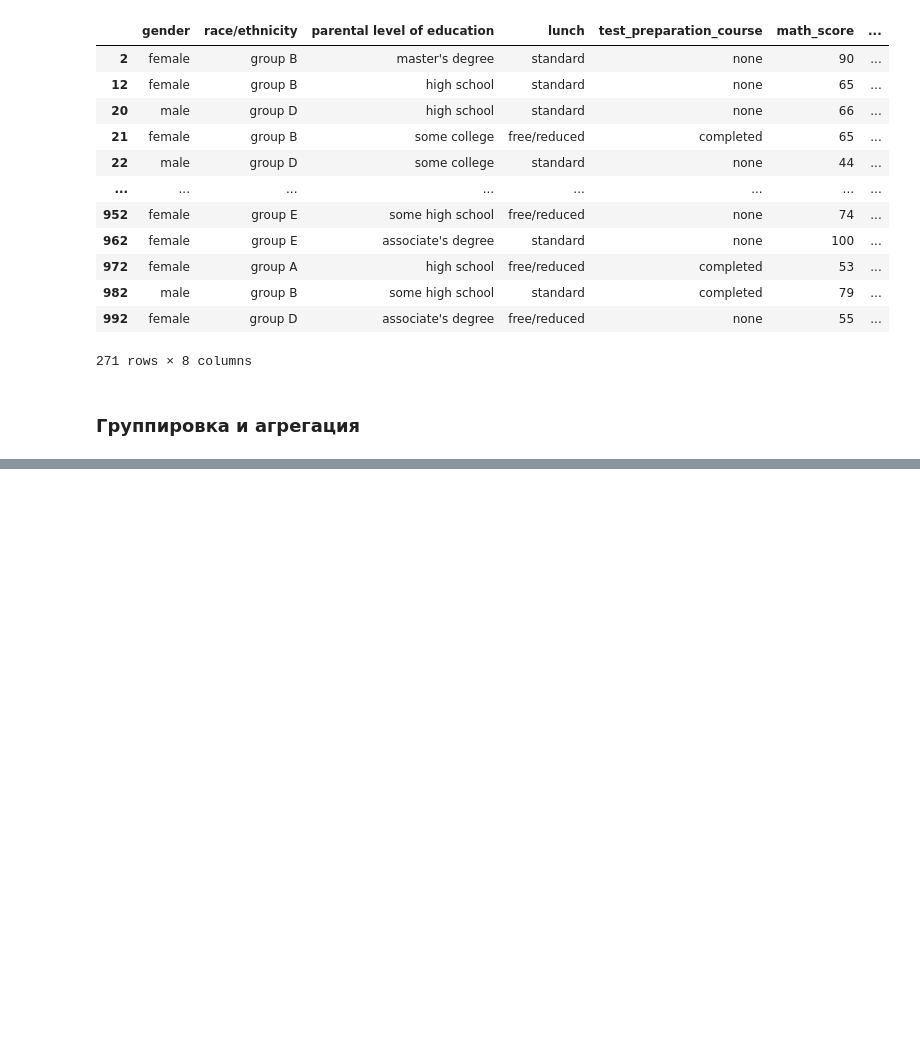
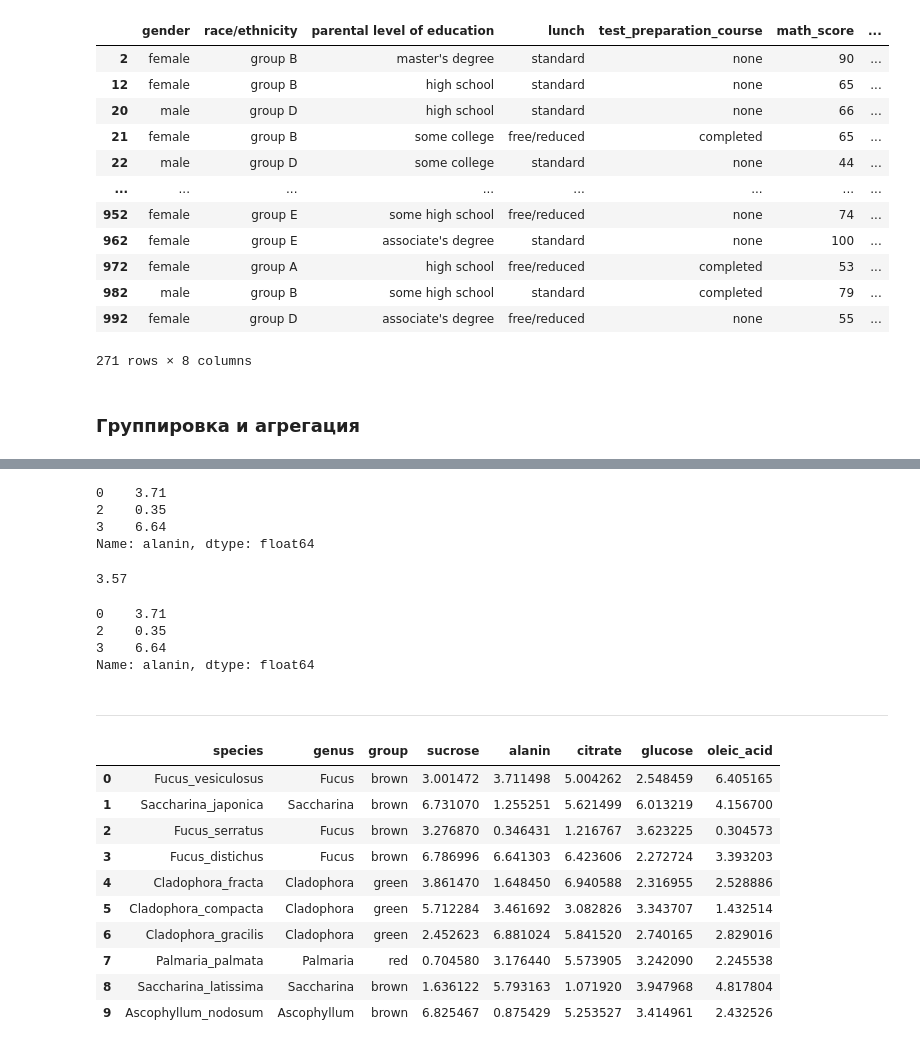
Before and after one commit to AndrewSalygin/ML_practice, a Jupyter notebook: ML.ipynb, the cells around one changed output, grey strips where cells are left out. Drawn from its saved outputs; the diff is of its cells as text; code cells hidden in the pictures; blank space fills up the shorter version.

Commit message:
Added grouping and aggregation

```diff
--- a/ML.ipynb
+++ b/ML.ipynb
@@ -405,0 +665,3 @@ df.filter(like = '2', axis = 0)
+# %%
+df = pd.read_csv('data/algae.csv')
+df.head()
@@ -405,0 +675,34 @@ df.filter(like = '2', axis = 0)
+# %%
+df.loc[df['genus'] == 'Fucus'].alanin.round(decimals = 2)
+# %% [output]
+0    3.71
+2    0.35
+3    6.64
+Name: alanin, dtype: float64
+# %%
+round(df.loc[df['genus'] == 'Fucus'].alanin.mean(), ndigits = 2)
+# %% [output]
+3.57
+# %%
+df.query("genus == 'Fucus'").alanin.round(decimals = 2)
+# %% [output]
+0    3.71
+2    0.35
+3    6.64
+Name: alanin, dtype: float64
+# %% [markdown]
+---
+# %%
+df
+# %% [output]
+|  | species | genus | group | sucrose | alanin | citrate | glucose | oleic_acid |
+| 0 | Fucus_vesiculosus | Fucus | brown | 3.001472 | 3.711498 | 5.004262 | 2.548459 | 6.405165 |
+| 1 | Saccharina_japonica | Saccharina | brown | 6.731070 | 1.255251 | 5.621499 | 6.013219 | 4.156700 |
+| 2 | Fucus_serratus | Fucus | brown | 3.276870 | 0.346431 | 1.216767 | 3.623225 | 0.304573 |
+| 3 | Fucus_distichus | Fucus | brown | 6.786996 | 6.641303 | 6.423606 | 2.272724 | 3.393203 |
+| 4 | Cladophora_fracta | Cladophora | green | 3.861470 | 1.648450 | 6.940588 | 2.316955 | 2.528886 |
+| 5 | Cladophora_compacta | Cladophora | green | 5.712284 | 3.461692 | 3.082826 | 3.343707 | 1.432514 |
+| 6 | Cladophora_gracilis | Cladophora | green | 2.452623 | 6.881024 | 5.841520 | 2.740165 | 2.829016 |
+| 7 | Palmaria_palmata | Palmaria | red | 0.704580 | 3.176440 | 5.573905 | 3.242090 | 2.245538 |
+| 8 | Saccharina_latissima | Saccharina | brown | 1.636122 | 5.793163 | 1.071920 | 3.947968 | 4.817804 |
+| 9 | Ascophyllum_nodosum | Ascophyllum | brown | 6.825467 | 0.875429 | 5.253527 | 3.414961 | 2.432526 |
```
Also changed, not shown: parts of 28 cells of this notebook, 3 other files.
